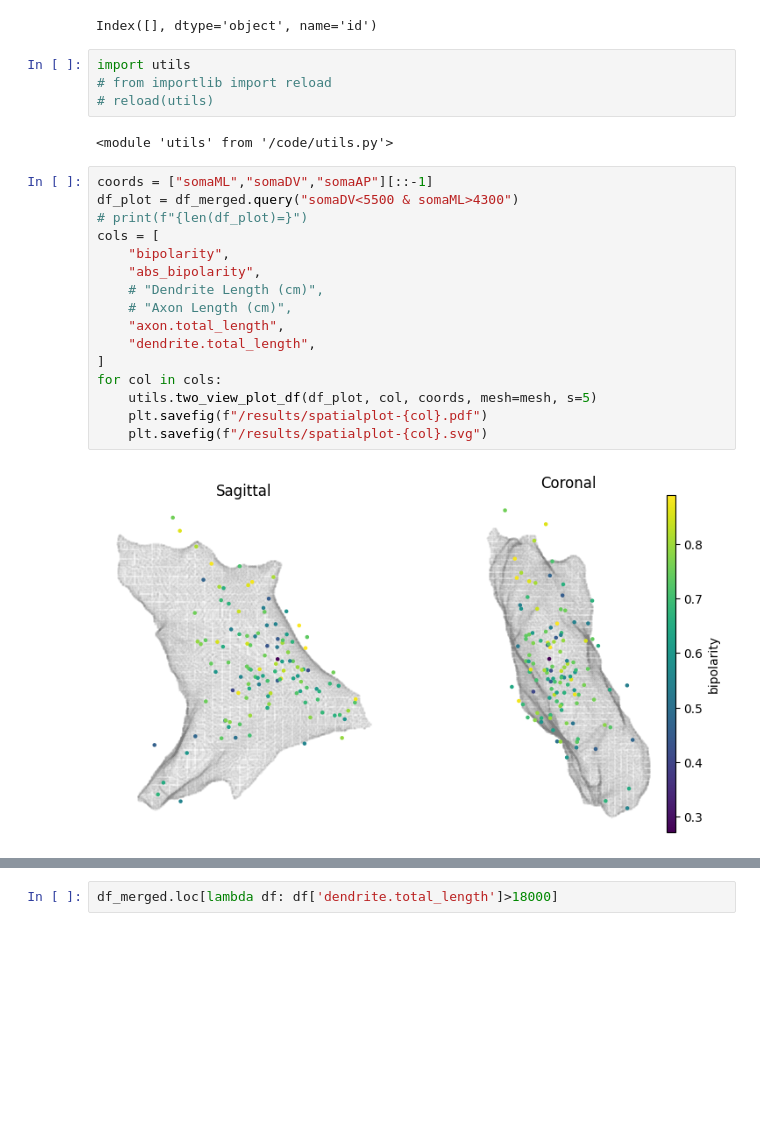
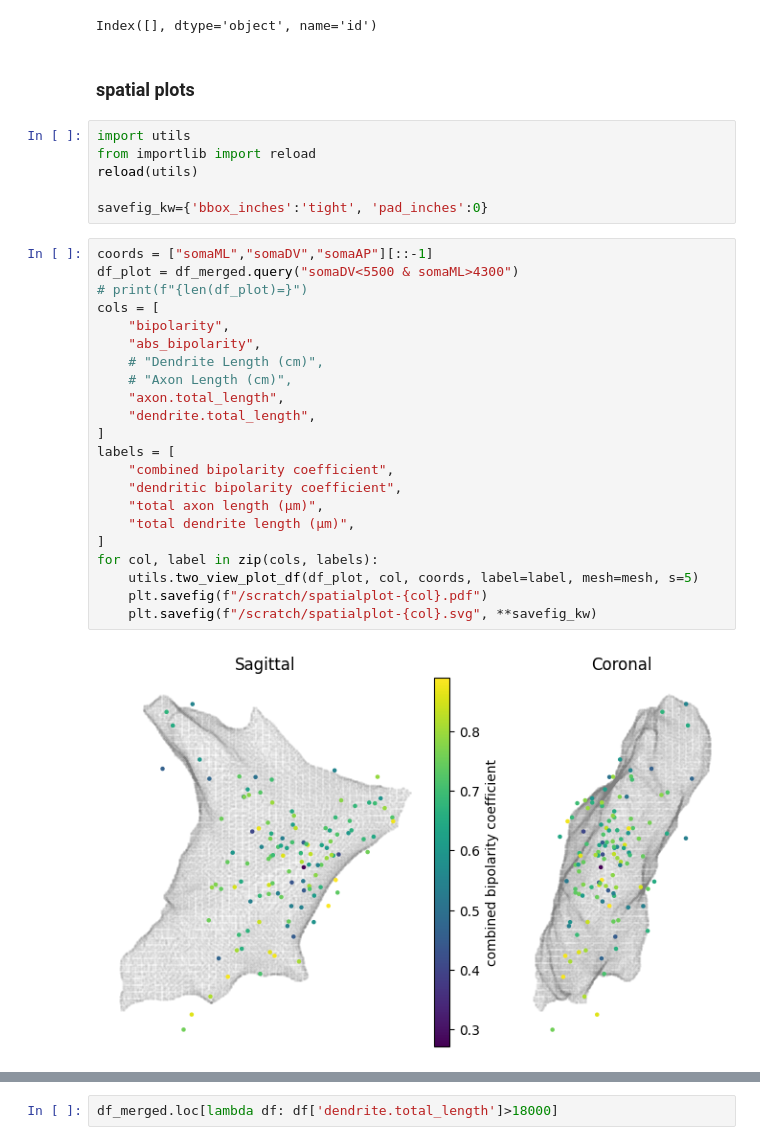
Before and after one commit to AllenNeuralDynamics/LC-somatodendritic-morphology, a Jupyter notebook: code/soma_asymmetry.ipynb, the cells around one changed output, grey strips where cells are left out. Cells and saved outputs as stored; diff of their text form; blank space fills up the shorter version.

Commit message:
final supp plots

```diff
--- a/code/soma_asymmetry.ipynb
+++ b/code/soma_asymmetry.ipynb
@@ -410,27 +410,35 @@ Index([], dtype='object', name='id')
 df_summary.index.difference(df.index)
 # %% [output]
 Index([], dtype='object', name='id')
+# %% [markdown]
+### spatial plots
 # %%
 import utils
-# from importlib import reload
-# reload(utils)
+from importlib import reload
+reload(utils)
+
+savefig_kw={'bbox_inches':'tight', 'pad_inches':0}
-# %% [output]
-<module 'utils' from '/code/utils.py'>
 # %%
 coords = ["somaML","somaDV","somaAP"][::-1]
 df_plot = df_merged.query("somaDV<5500 & somaML>4300")
 # print(f"{len(df_plot)=}")
 cols = [
     "bipolarity",
     "abs_bipolarity",
     # "Dendrite Length (cm)",
     # "Axon Length (cm)",
     "axon.total_length",
     "dendrite.total_length",
 ]
-for col in cols:
-    utils.two_view_plot_df(df_plot, col, coords, mesh=mesh, s=5)
-    plt.savefig(f"/results/spatialplot-{col}.pdf")
-    plt.savefig(f"/results/spatialplot-{col}.svg")
+labels = [
+    "combined bipolarity coefficient",
+    "dendritic bipolarity coefficient",
+    "total axon length (μm)",
+    "total dendrite length (μm)",
+]
+for col, label in zip(cols, labels):
+    utils.two_view_plot_df(df_plot, col, coords, label=label, mesh=mesh, s=5)
+    plt.savefig(f"/scratch/spatialplot-{col}.pdf")
+    plt.savefig(f"/scratch/spatialplot-{col}.svg", **savefig_kw)
 # %% [output]
-[figure, old version]
+[figure, new version]
```
Also changed, not shown: parts of 22 cells of this notebook, 34 other files.
